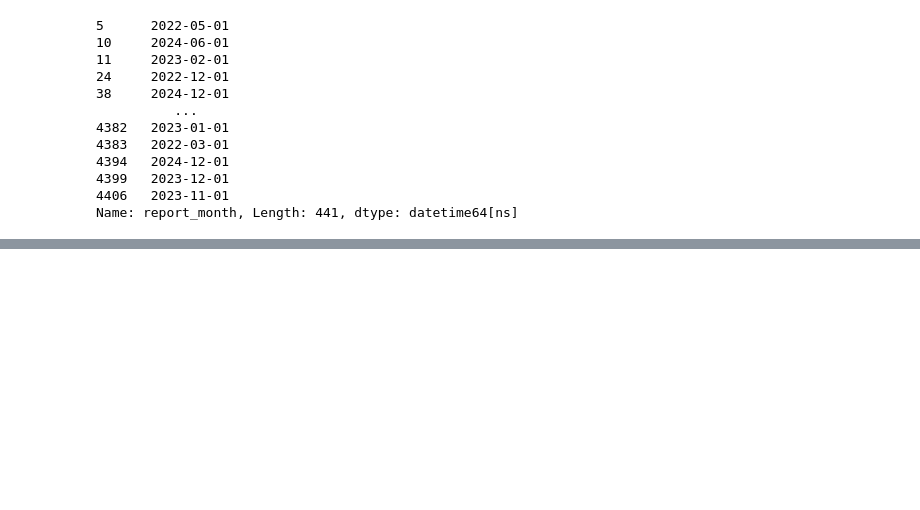
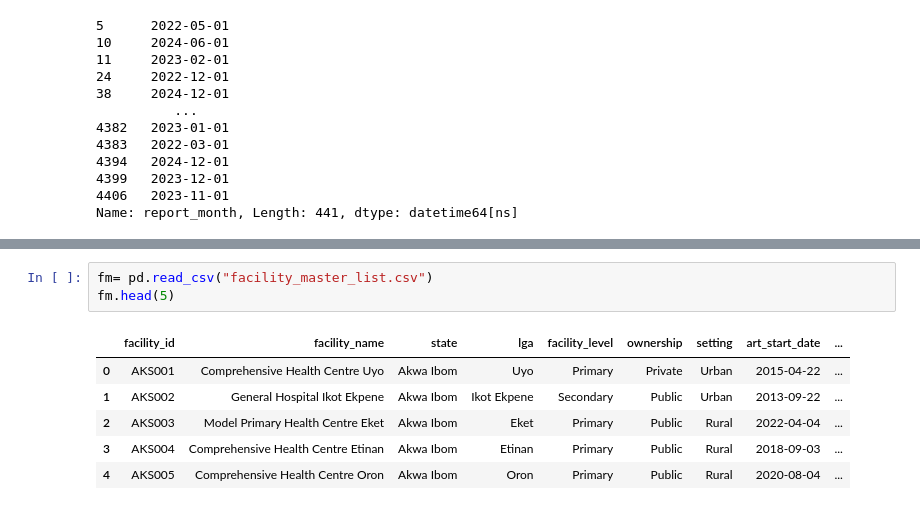
Before and after one commit to AlozieCollins/Intern-dataset-work, a Jupyter notebook: work.ipynb, the cells around one changed output, grey strips where cells are left out. Drawn from its saved outputs; the diff is of its cells as text; blank space fills up the shorter version.

Commit message:
Removed all duplicates and started work on the facility master list

```diff
--- a/work.ipynb
+++ b/work.ipynb
@@ -161,0 +190,10 @@ dtype: bool
+# %%
+fm= pd.read_csv("facility_master_list.csv")
+fm.head(5)
+# %% [output]
+|  | facility_id | facility_name | state | lga | facility_level | ownership | setting | art_start_date | ... |
+| 0 | AKS001 | Comprehensive Health Centre Uyo | Akwa Ibom | Uyo | Primary | Private | Urban | 2015-04-22 | ... |
+| 1 | AKS002 | General Hospital Ikot Ekpene | Akwa Ibom | Ikot Ekpene | Secondary | Public | Urban | 2013-09-22 | ... |
+| 2 | AKS003 | Model Primary Health Centre Eket | Akwa Ibom | Eket | Primary | Public | Rural | 2022-04-04 | ... |
+| 3 | AKS004 | Comprehensive Health Centre Etinan | Akwa Ibom | Etinan | Primary | Public | Rural | 2018-09-03 | ... |
+| 4 | AKS005 | Comprehensive Health Centre Oron | Akwa Ibom | Oron | Primary | Public | Rural | 2020-08-04 | ... |
```
Also changed, not shown: parts of 14 cells of this notebook.
